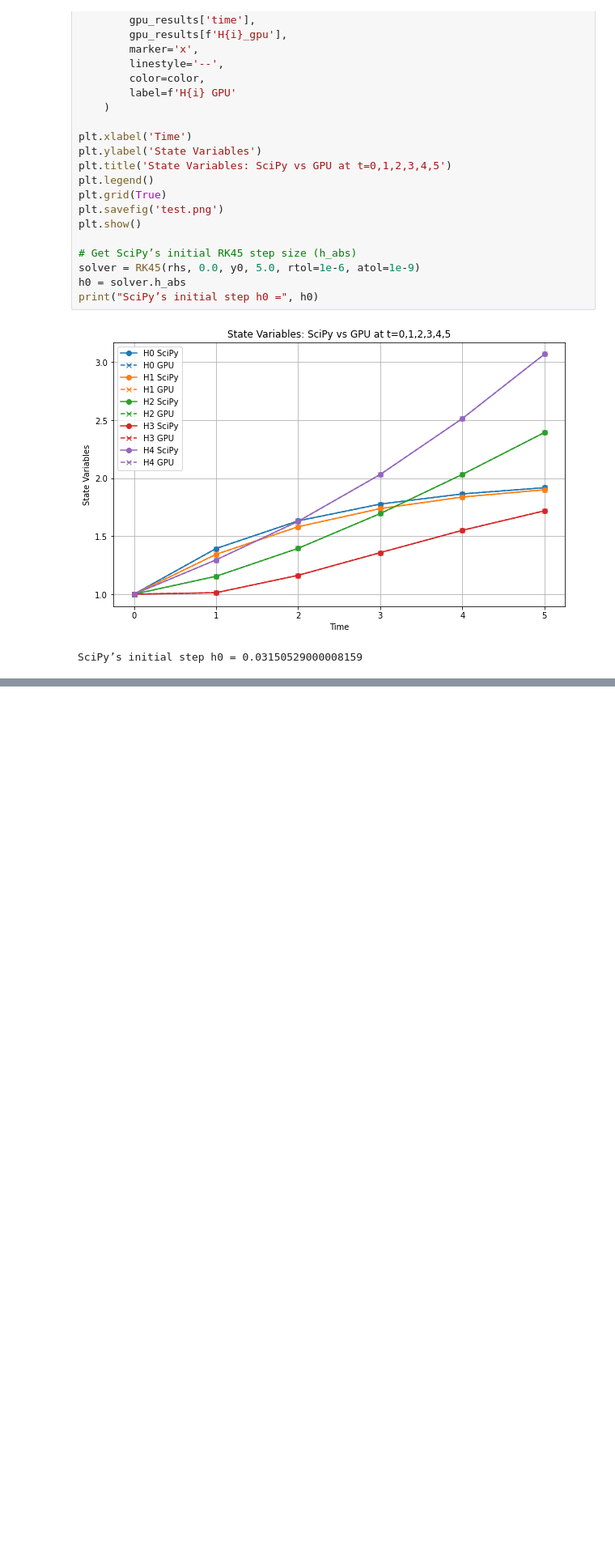
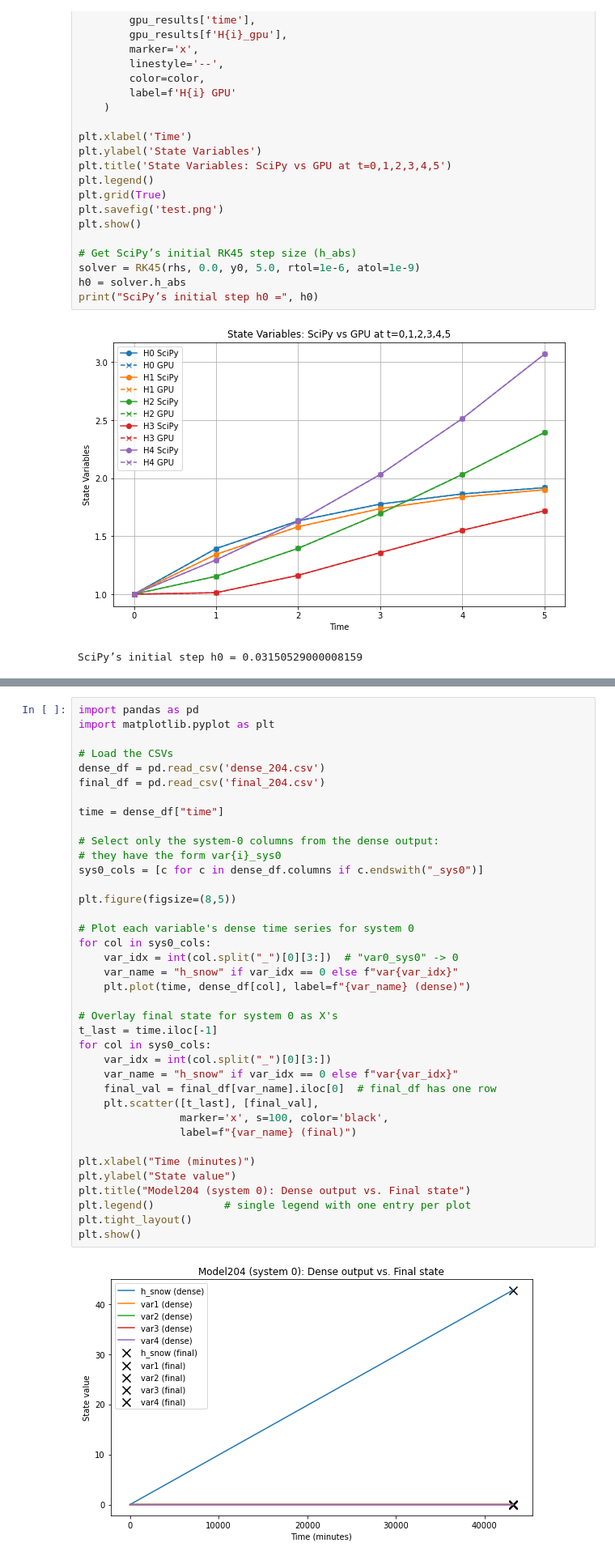
Before and after one commit to PrincetonUniversity/Tiger_HLM_GPU, a Jupyter notebook: src/model_dummy_python.ipynb, the cells around one changed output, grey strips where cells are left out. Shown at 81% size. Cells and saved outputs as stored; diff of their text form; blank space fills up the shorter version.

```diff
--- a/src/model_dummy_python.ipynb
+++ b/src/model_dummy_python.ipynb
@@ -395,0 +667,40 @@ SciPy’s initial step h0 = 0.03150529000008159
+# %%
+import pandas as pd
+import matplotlib.pyplot as plt
+
+# Load the CSVs
+dense_df = pd.read_csv('dense_204.csv')
+final_df = pd.read_csv('final_204.csv')
+
+time = dense_df["time"]
+
+# Select only the system-0 columns from the dense output:
+# they have the form var{i}_sys0
+sys0_cols = [c for c in dense_df.columns if c.endswith("_sys0")]
+
+plt.figure(figsize=(8,5))
+
+# Plot each variable's dense time series for system 0
+for col in sys0_cols:
+    var_idx = int(col.split("_")[0][3:])  # "var0_sys0" -> 0
+    var_name = "h_snow" if var_idx == 0 else f"var{var_idx}"
+    plt.plot(time, dense_df[col], label=f"{var_name} (dense)")
+
+# Overlay final state for system 0 as X's
+t_last = time.iloc[-1]
+for col in sys0_cols:
+    var_idx = int(col.split("_")[0][3:])
+    var_name = "h_snow" if var_idx == 0 else f"var{var_idx}"
+    final_val = final_df[var_name].iloc[0]  # final_df has one row
+    plt.scatter([t_last], [final_val],
+                marker='x', s=100, color='black',
+                label=f"{var_name} (final)")
+
+plt.xlabel("Time (minutes)")
+plt.ylabel("State value")
+plt.title("Model204 (system 0): Dense output vs. Final state")
+plt.legend()           # single legend with one entry per plot
+plt.tight_layout()
+plt.show()
+# %% [output]
+[figure, added]
```
Also changed, not shown: parts of 8 cells of this notebook, 16 other files.
